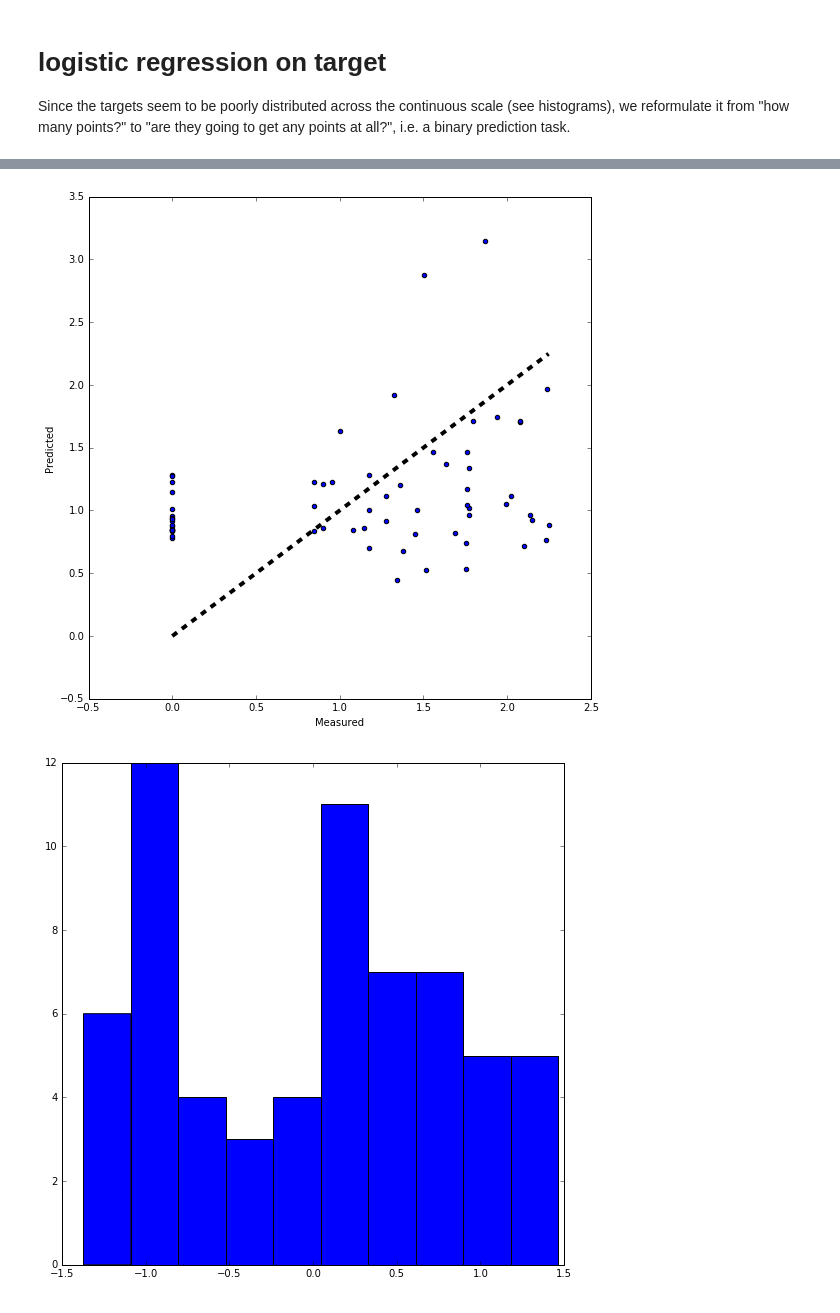
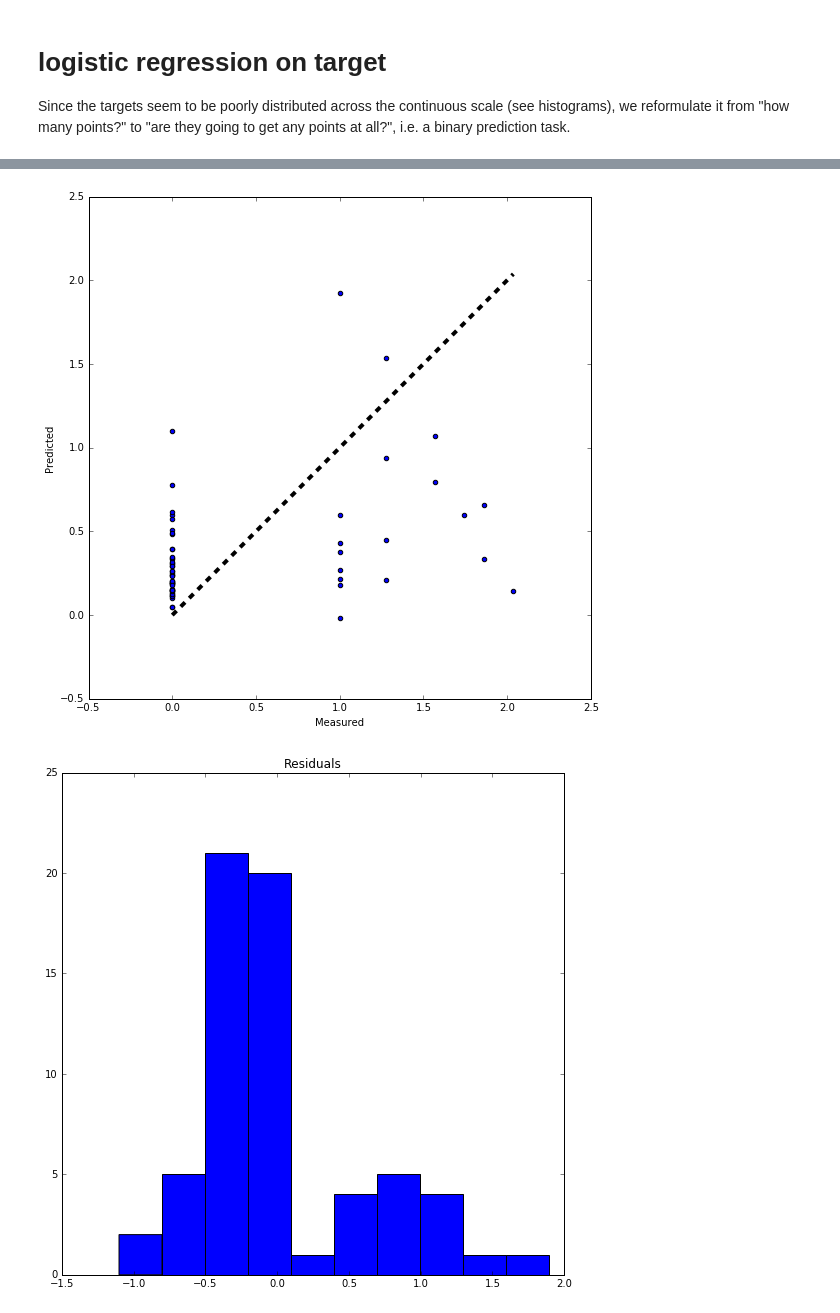
Before and after one commit to alistairewj/got-predictions, a Jupyter notebook: got-analysis.ipynb, the cells around one changed output, grey strips where cells are left out. Drawn from its saved outputs; the diff is of its cells as text; code cells hidden in the pictures.

```diff
--- a/got-analysis.ipynb
+++ b/got-analysis.ipynb
@@ -146,11 +161,16 @@ df_data.head()
 
 Since the targets seem to be poorly distributed across the continuous scale (see histograms), we reformulate it from "how many points?" to "are they going to get any points at all?", i.e. a binary prediction task.
 # %%
-# pull data - first column is the target
+# decide which target to use
+# 'Total','Killing','SexNudity','Injury','Insult','Drinking'
+y_name = 'Killing'
+
+# prep data
 X = df_data[idxData].values
-target = df['Killing'].values
+target = df[y_name].values
 X = X[:,1:X.shape[1]]
 y = target > 0
+
 
 # workaround cross_val_predict returning 0s/1s - calling this makes it return probabilities
 class proba_logreg(LogisticRegression):
@@ -168,7 +188,7 @@ estimator = Pipeline([("imputer", Imputer(missing_values='NaN',
 scores = cross_val_score(estimator, X, y, scoring='roc_auc',cv=5)
 print('{:10s} {:5g} [{:5g}, {:5g}]'.format("lr", np.mean(scores), np.min(scores), np.max(scores) ))
 
-# plot a roc curve
+# plot a roc curve by getting cross-validation predictions
 predicted = cross_val_predict(proba_logreg(), X, y, cv=10)
 predicted = predicted[:,1]
 
@@ -180,6 +200,7 @@ plt.plot(fpr, tpr, 'bo-',lw=2,markersize=12,
 plt.xlabel('False positive rate',fontsize=14)
 plt.xlabel('True positive rate',fontsize=14)
 plt.legend(loc='lower right')
+plt.title(y_name,fontsize=16)
 plt.show()
 # %% [output]
 lr         0.800556 [0.666667,     1]
@@ -187,24 +208,29 @@ lr         0.800556 [0.666667,     1]
 # %%
+# originally we did try linear regressions.. but they're not as good, just look at the scatter plot
 y = np.log10(target+1)
-estimator = Pipeline([("imputer", Imputer(missing_values='NaN',
-                                          strategy="mean",
-                                          axis=0)),
-                      ("scaler", StandardScaler()),
-                      (mdl, models[mdl])])
+
+# if you need an estimator to handle missing data etc
+
+#estimator = Pipeline([("imputer", Imputer(missing_values='NaN',
+#                                          strategy="mean",
+#                                          axis=0)),
+#                      ("scaler", StandardScaler()),
+#                      ("lr", LinearRegression(fit_intercept=True))])
 
 predicted = cross_val_predict(LinearRegression(fit_intercept=True), X, y, cv=10)
 
 plt.figure(figsize=[9,9])
 ax = plt.gca()
 ax.scatter(y, predicted)
 ax.plot([y.min(), y.max()], [y.min(), y.max()], 'k--', lw=4)
 ax.set_xlabel('Measured')
 ax.set_ylabel('Predicted')
 plt.show()
 
 plt.figure(figsize=[9,9])
 plt.hist(y - predicted)
+plt.title('Residuals')
 plt.show()
 # %% [output]
-[figure, old version]
+[figure, new version]
-[figure, old version]
+[figure, new version]
```
Also changed, not shown: parts of 6 cells of this notebook.
